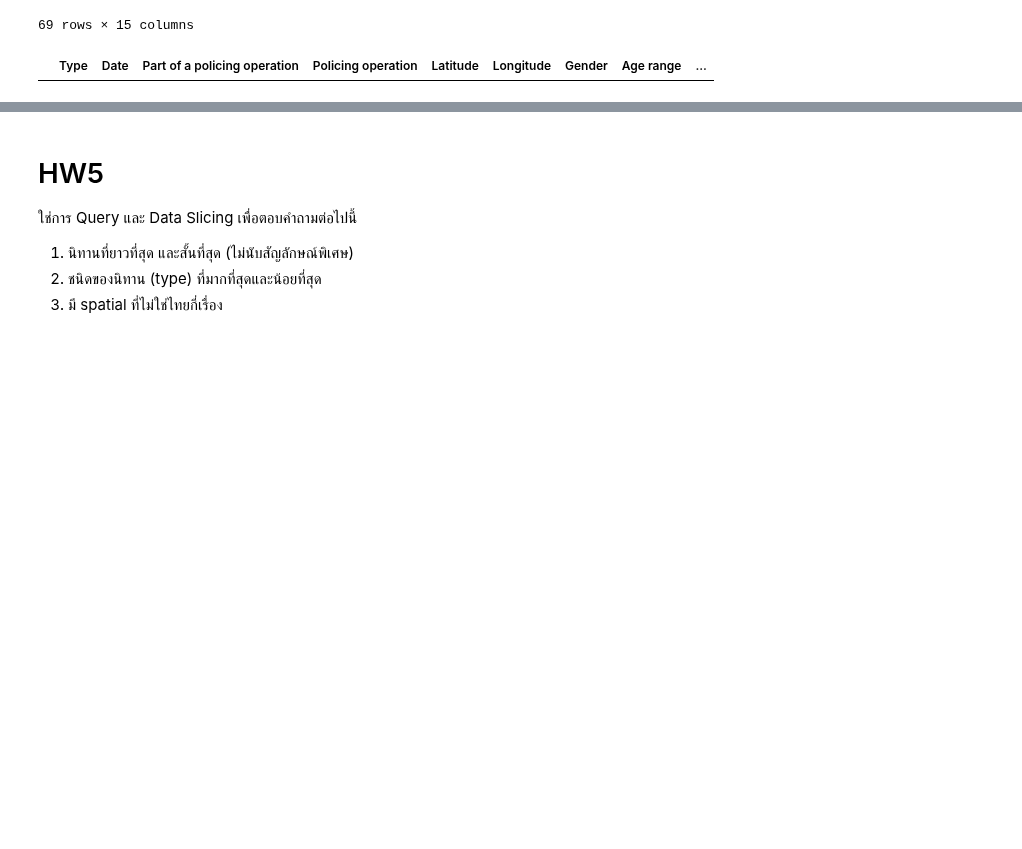
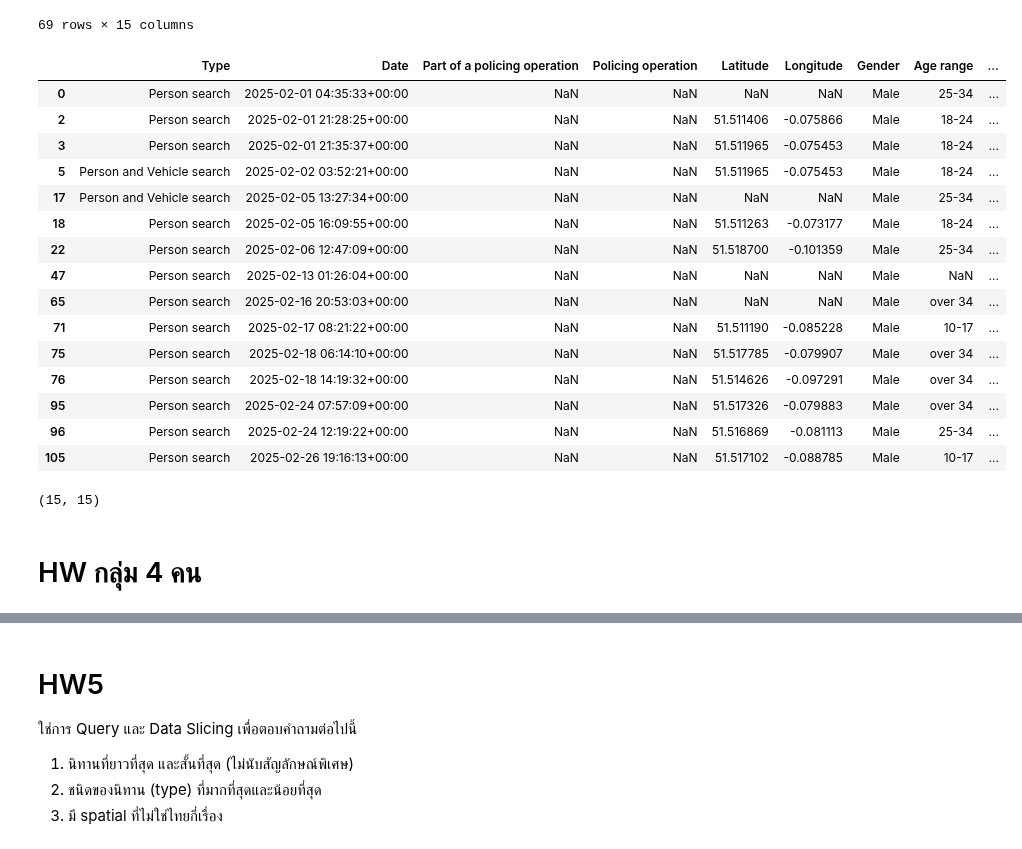
Before and after one commit to jangInw007/dataviz2025, a Jupyter notebook: Pandas_101_2025.ipynb, the cells around one changed output, grey strips where cells are left out. Saved outputs shown, nothing was run; the diff lists cells and outputs as text; code cells hidden in the pictures; blank space fills up the shorter version.

Commit message:
Table Query

```diff
--- a/Pandas_101_2025.ipynb
+++ b/Pandas_101_2025.ipynb
@@ -348,15 +346,36 @@ display(cambridgeshire_feb_white_english_irish)
 # %%
 path_to_stopandsearch_london_feb = '/content/drive/MyDrive/Python&DataViz2025/Data/2025-02/2025-02-city-of-london-stop-and-search.csv'
 london_feb_df = pd.read_csv(path_to_stopandsearch_london_feb)
 
 london_feb_df['Date'] = pd.to_datetime(london_feb_df['Date'], errors='coerce')
 
 london_feb_white_english_irish = london_feb_df[
     (london_feb_df['Date'].dt.year == 2025) &
     (london_feb_df['Date'].dt.month == 2) &
-    (london_feb_df['Self-defined ethnicity'] == 'White - English/Welsh/Scottish/Northern Irish/...')
+    (london_feb_df['Self-defined ethnicity'] == 'White - English/Welsh/Scottish/Northern Irish/British')
 ]
 
 display(london_feb_white_english_irish)
 # %% [output]
 |  | Type | Date | Part of a policing operation | Policing operation | Latitude | Longitude | Gender | Age range | ... |
+| 0 | Person search | 2025-02-01 04:35:33+00:00 | NaN | NaN | NaN | NaN | Male | 25-34 | ... |
+| 2 | Person search | 2025-02-01 21:28:25+00:00 | NaN | NaN | 51.511406 | -0.075866 | Male | 18-24 | ... |
+| 3 | Person search | 2025-02-01 21:35:37+00:00 | NaN | NaN | 51.511965 | -0.075453 | Male | 18-24 | ... |
+| 5 | Person and Vehicle search | 2025-02-02 03:52:21+00:00 | NaN | NaN | 51.511965 | -0.075453 | Male | 18-24 | ... |
+| 17 | Person and Vehicle search | 2025-02-05 13:27:34+00:00 | NaN | NaN | NaN | NaN | Male | 25-34 | ... |
+| 18 | Person search | 2025-02-05 16:09:55+00:00 | NaN | NaN | 51.511263 | -0.073177 | Male | 18-24 | ... |
+| 22 | Person search | 2025-02-06 12:47:09+00:00 | NaN | NaN | 51.518700 | -0.101359 | Male | 25-34 | ... |
+| 47 | Person search | 2025-02-13 01:26:04+00:00 | NaN | NaN | NaN | NaN | Male | NaN | ... |
+| 65 | Person search | 2025-02-16 20:53:03+00:00 | NaN | NaN | NaN | NaN | Male | over 34 | ... |
+| 71 | Person search | 2025-02-17 08:21:22+00:00 | NaN | NaN | 51.511190 | -0.085228 | Male | 10-17 | ... |
+| 75 | Person search | 2025-02-18 06:14:10+00:00 | NaN | NaN | 51.517785 | -0.079907 | Male | over 34 | ... |
+| 76 | Person search | 2025-02-18 14:19:32+00:00 | NaN | NaN | 51.514626 | -0.097291 | Male | over 34 | ... |
+| 95 | Person search | 2025-02-24 07:57:09+00:00 | NaN | NaN | 51.517326 | -0.079883 | Male | over 34 | ... |
+| 96 | Person search | 2025-02-24 12:19:22+00:00 | NaN | NaN | 51.516869 | -0.081113 | Male | 25-34 | ... |
+| 105 | Person search | 2025-02-26 19:16:13+00:00 | NaN | NaN | 51.517102 | -0.088785 | Male | 10-17 | ... |
+# %%
+london_feb_white_english_irish.shape
+# %% [output]
+(15, 15)
+# %% [markdown]
+# HW กลุ่ม 4 คน
```
Also changed, not shown: parts of 2 cells of this notebook.
